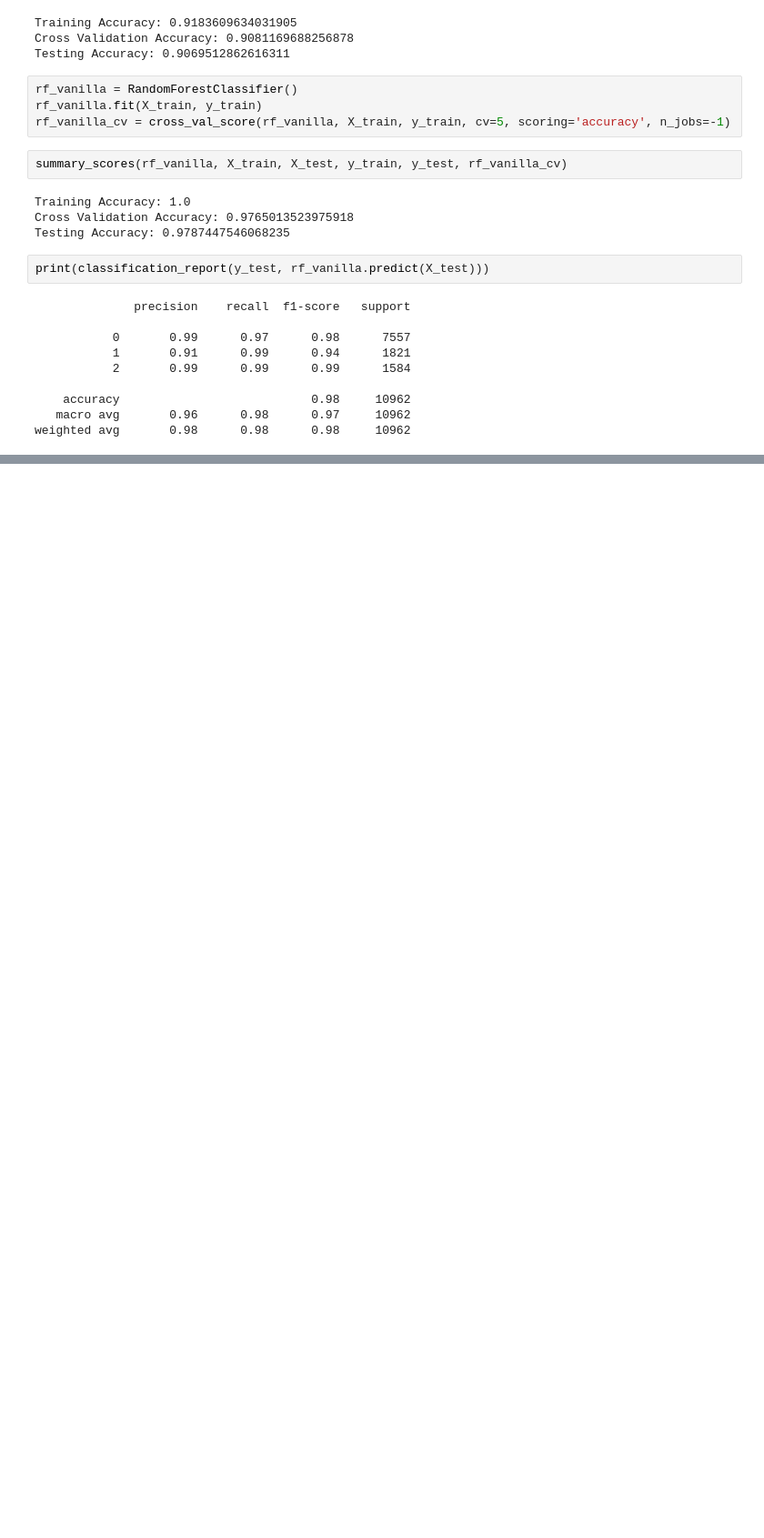
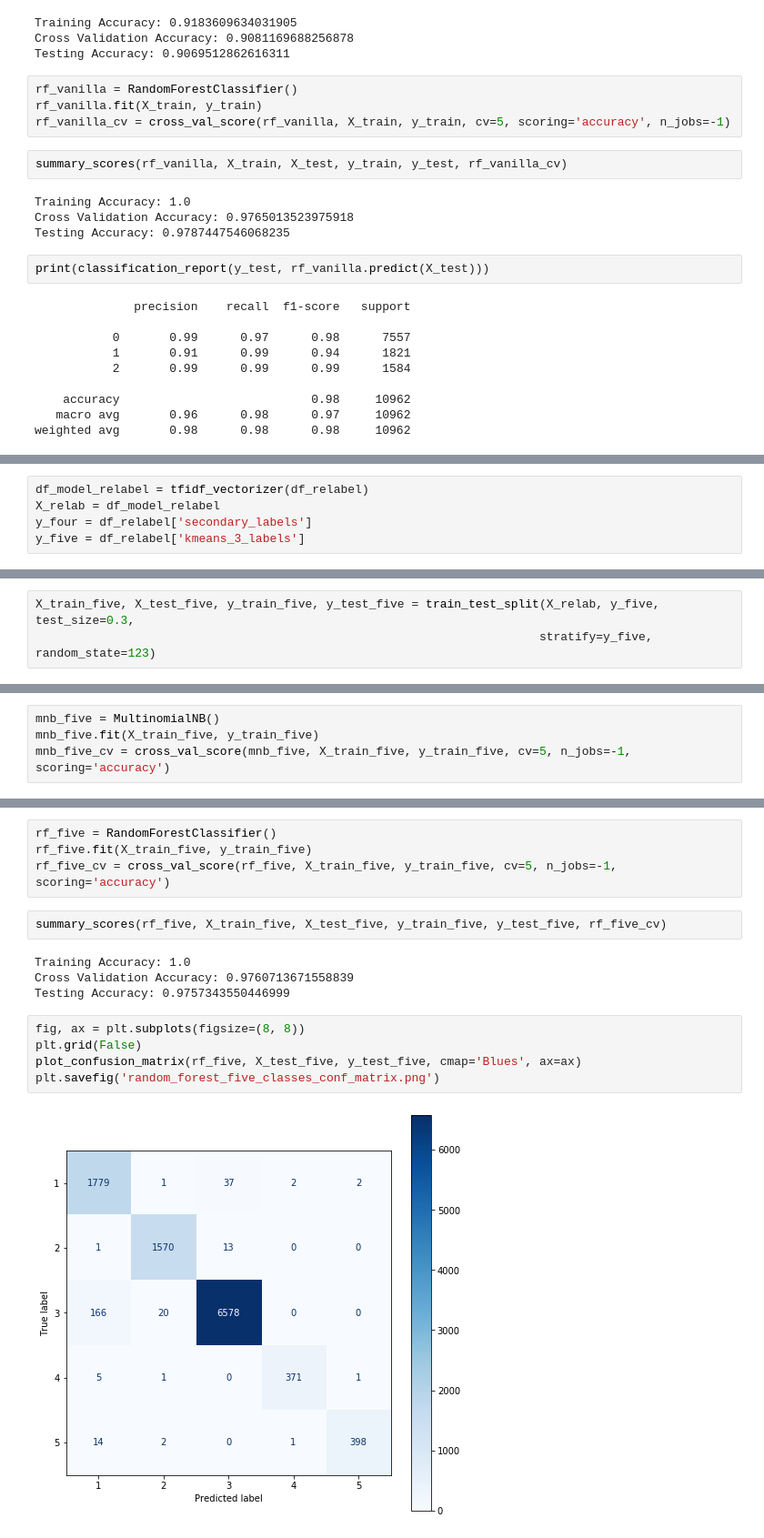
Before and after one commit to jeremy-lee93/capstone-project, a Jupyter notebook: modeling_headlines.ipynb, the cells around one changed output, grey strips where cells are left out. Shown at 91% size. Saved outputs shown, nothing was run; the diff lists cells and outputs as text; blank space fills up the shorter version.

Commit message:
scraped tweets and created confusion matrices for reclustered headlines

```diff
--- a/modeling_headlines.ipynb
+++ b/modeling_headlines.ipynb
@@ -163,0 +284,5 @@ plot_confusion_matrix(rf_vanilla, X_test, y_test, cmap='Blues', ax=ax)
+# %%
+df_model_relabel = tfidf_vectorizer(df_relabel)
+X_relab = df_model_relabel
+y_four = df_relabel['secondary_labels']
+y_five = df_relabel['kmeans_3_labels']
@@ -163,0 +293,3 @@ plot_confusion_matrix(rf_vanilla, X_test, y_test, cmap='Blues', ax=ax)
+# %%
+X_train_five, X_test_five, y_train_five, y_test_five = train_test_split(X_relab, y_five, test_size=0.3,
+                                                                       stratify=y_five, random_state=123)
@@ -163,0 +306,4 @@ plot_confusion_matrix(rf_vanilla, X_test, y_test, cmap='Blues', ax=ax)
+# %%
+mnb_five = MultinomialNB()
+mnb_five.fit(X_train_five, y_train_five)
+mnb_five_cv = cross_val_score(mnb_five, X_train_five, y_train_five, cv=5, n_jobs=-1, scoring='accuracy')
@@ -163,0 +326,17 @@ plot_confusion_matrix(rf_vanilla, X_test, y_test, cmap='Blues', ax=ax)
+# %%
+rf_five = RandomForestClassifier()
+rf_five.fit(X_train_five, y_train_five)
+rf_five_cv = cross_val_score(rf_five, X_train_five, y_train_five, cv=5, n_jobs=-1, scoring='accuracy')
+# %%
+summary_scores(rf_five, X_train_five, X_test_five, y_train_five, y_test_five, rf_five_cv)
+# %% [output]
+Training Accuracy: 1.0
+Cross Validation Accuracy: 0.9760713671558839
+Testing Accuracy: 0.9757343550446999
+# %%
+fig, ax = plt.subplots(figsize=(8, 8))
+plt.grid(False)
+plot_confusion_matrix(rf_five, X_test_five, y_test_five, cmap='Blues', ax=ax)
+plt.savefig('random_forest_five_classes_conf_matrix.png')
+# %% [output]
+[figure, added]
```
Also changed, not shown: parts of 24 cells of this notebook, 6 other files.
